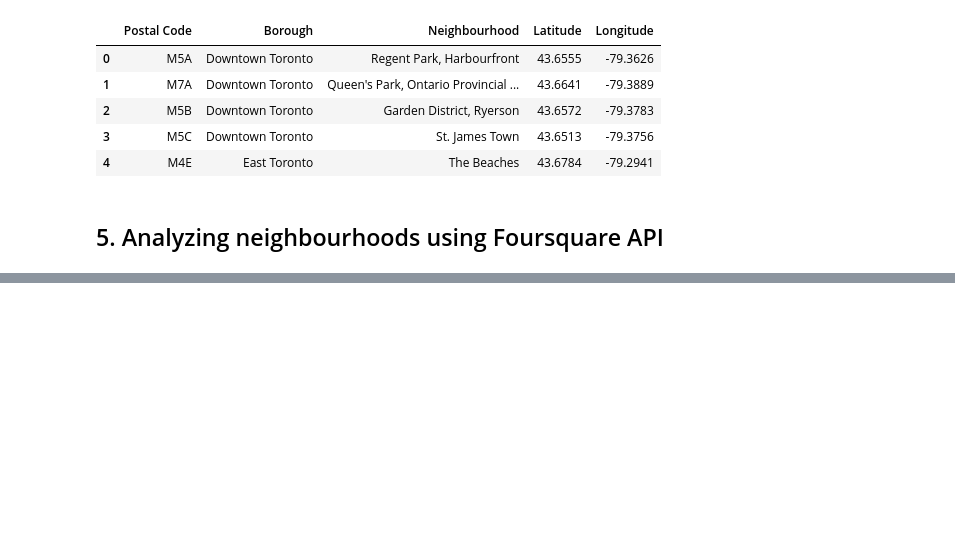
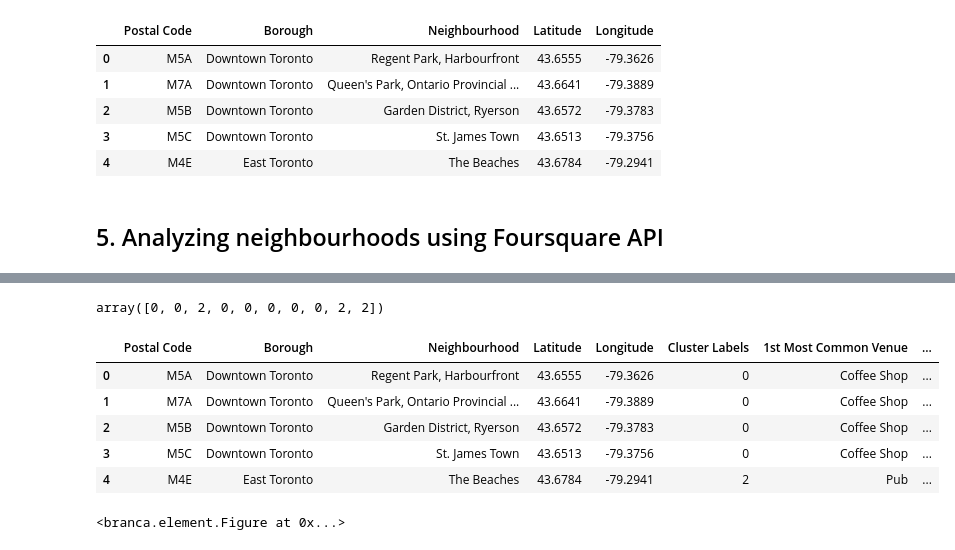
Before and after one commit to sinhars/Coursera_Capstone, a Jupyter notebook: capstone_project_week3.ipynb, the cells around one changed output, grey strips where cells are left out. Drawn from its saved outputs; the diff is of its cells as text; code cells hidden in the pictures; blank space fills up the shorter version.

Commit message:
Clustering Toronto neighbourhoods v1

```diff
--- a/capstone_project_week3.ipynb
+++ b/capstone_project_week3.ipynb
@@ -147,0 +279,4 @@ LIMIT = 30
+# %%
+venuesGrouped = venuesOnehot.groupby("Neighbourhood").mean().reset_index()
+print(venuesGrouped.shape)
+venuesGrouped.head()
@@ -147,0 +322,66 @@ LIMIT = 30
+# %%
+def getMostCommonVenues(row, numTopVenues):
+    rowCategories = row.iloc[1:]
+    rowCategoriesSorted = rowCategories.sort_values(ascending=False)
+    return rowCategoriesSorted.index.values[0:numTopVenues]
+# %%
+numTopVenues = 10
+indicators = ["st", "nd", "rd"]
+columns = ["Neighbourhood"]
+for ind in np.arange(numTopVenues):
+    try:
+        columns.append("{}{} Most Common Venue".format(ind+1, indicators[ind]))
+    except:
+        columns.append("{}th Most Common Venue".format(ind+1))
+
+neighVenuesSorted = pd.DataFrame(columns=columns)
+neighVenuesSorted["Neighbourhood"] = venuesGrouped["Neighbourhood"]
+
+for ind in np.arange(venuesGrouped.shape[0]):
+    neighVenuesSorted.iloc[ind, 1:] = getMostCommonVenues(venuesGrouped.iloc[ind, :], numTopVenues)
+# %%
+# set number of clusters
+kclusters = 5
+venuesGroupedClustering = venuesGrouped.drop("Neighbourhood", 1)
+# run k-means clustering
+kmeans = KMeans(n_clusters=kclusters, random_state=4).fit(venuesGroupedClustering)
+# check cluster labels generated for each row in the dataframe
+kmeans.labels_[0:10]
+# %% [output]
+array([0, 0, 2, 0, 0, 0, 0, 0, 2, 2])
+# %%
+# add clustering labels
+neighVenuesSorted.insert(loc=0, column="Cluster Labels", value=kmeans.labels_)
+mergedDF = torontoData
+# merge manhattan_grouped with manhattan_data to add latitude/longitude for each neighborhood
+mergedDF = mergedDF.join(neighVenuesSorted.set_index("Neighbourhood"), on="Neighbourhood", how="inner")
+mergedDF.head() # check the last columns!
+# %% [output]
+|  | Postal Code | Borough | Neighbourhood | Latitude | Longitude | Cluster Labels | 1st Most Common Venue | ... |
+| 0 | M5A | Downtown Toronto | Regent Park, Harbourfront | 43.6555 | -79.3626 | 0 | Coffee Shop | ... |
+| 1 | M7A | Downtown Toronto | Queen's Park, Ontario Provincial ... | 43.6641 | -79.3889 | 0 | Coffee Shop | ... |
+| 2 | M5B | Downtown Toronto | Garden District, Ryerson | 43.6572 | -79.3783 | 0 | Coffee Shop | ... |
+| 3 | M5C | Downtown Toronto | St. James Town | 43.6513 | -79.3756 | 0 | Coffee Shop | ... |
+| 4 | M4E | East Toronto | The Beaches | 43.6784 | -79.2941 | 2 | Pub | ... |
+# %%
+# create map
+fig = folium.Figure(width=800, height=600)
+mapClusters = folium.Map(location=[torontoLatitude, torontoLongitude], zoom_start=11)
+
+# set color scheme for the clusters
+x = np.arange(kclusters)
+ys = [i + x + (i*x)**2 for i in range(kclusters)]
+colorsArray = cm.rainbow(np.linspace(0, 1, len(ys)))
+rainbow = [colors.rgb2hex(i) for i in colorsArray]
+
+# add markers to the map
+markersColors = []
+for lat, lon, poi, cluster in zip(mergedDF["Latitude"], mergedDF["Longitude"], mergedDF["Neighbourhood"], mergedDF["Cluster Labels"]):
+    label = folium.Popup(str(poi) + " Cluster " + str(cluster), parse_html=True)
+    folium.Circle([lat, lon], radius=1000, color='none', fill=True, fill_color=rainbow[cluster-1], fill_opacity=0.7).add_to(mapClusters)
+    folium.CircleMarker([lat, lon], radius=1, popup=label, color='#000', fill=True, fill_color="#000").add_to(mapClusters)
+
+fig.add_child(mapClusters)
+fig
+# %% [output]
+<branca.element.Figure at 0x...>
```
Also changed, not shown: parts of 19 cells of this notebook.
